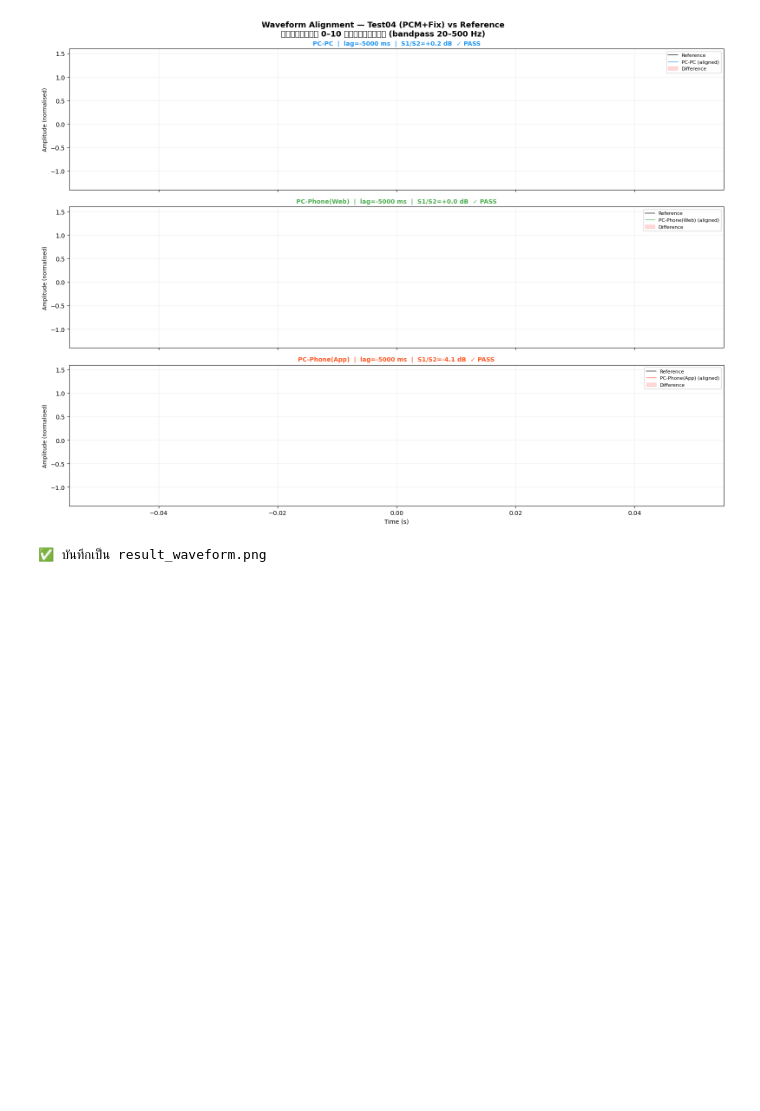
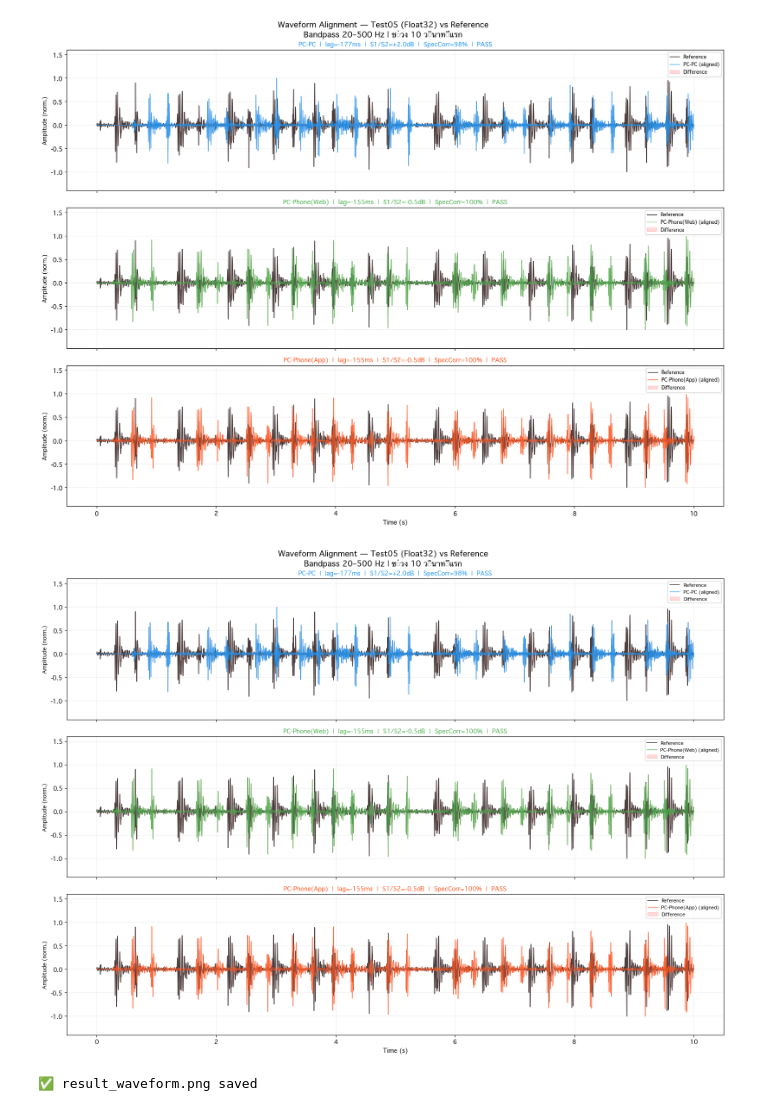
Before and after one commit to Jinwoo290350/Flutter_webRTC_Heart_Sound, a Jupyter notebook: webrtc_audio_quality.ipynb, the cells around one changed output. Cells and saved outputs as stored; diff of their text form; code cells hidden in the pictures; blank space fills up the shorter version.

```diff
--- a/webrtc_audio_quality.ipynb
+++ b/webrtc_audio_quality.ipynb
@@ -436,50 +424,47 @@ print('✅ บันทึกเป็น result_scores.png')
 # %%
-# Cell 6 — Waveform Alignment Visualization (for latest test)
-# แสดง time-domain waveform ว่า align แม่นแค่ไหน
-
+# Cell 6 — Waveform Alignment Visualization (latest test)
 latest_test = list(TESTS.keys())[-1]
 available_paths = [p for p in PATHS if p in data.get(latest_test, {})]
 
-fig, axes = plt.subplots(len(available_paths), 1, figsize=(16, 4 * len(available_paths)), sharex=True)
+fig, axes = plt.subplots(len(available_paths), 1, figsize=(16, 4*len(available_paths)), sharex=True)
 fig.suptitle(f'Waveform Alignment — {latest_test.replace(chr(10)," ")} vs Reference\n'
-             f'แสดงช่วง 0–10 วินาทีแรก (bandpass 20–500 Hz)',
+             f'Bandpass 20–500 Hz | ช่วง 10 วินาทีแรก',
              fontsize=13, fontweight='bold')
-
 if len(available_paths) == 1: axes = [axes]
 
-b_bp, a_bp = scipy_signal.butter(4, [20/(SR/2), 500/(SR/2)], btype='band')
+sos_bp = make_sos_bandpass(20, 500)  # SOS format — stable on long signals
 SHOW_SEC = 10
 t_ref = np.linspace(0, SHOW_SEC, int(SR * SHOW_SEC))
 
 for ax, plabel, pcolor in zip(axes, available_paths, PATH_COLORS):
-    ref_bp = scipy_signal.filtfilt(b_bp, a_bp, ref_audio[:len(t_ref)])
+    ref_bp = scipy_signal.sosfiltfilt(sos_bp, ref_audio[:len(t_ref)])
     aln    = data[latest_test][plabel]['aligned']
-    rec_bp = scipy_signal.filtfilt(b_bp, a_bp, aln[:len(t_ref)])
-
-    # Normalise for visual comparison
-    ref_n = ref_bp / (np.abs(ref_bp).max() + 1e-9)
-    rec_n = rec_bp / (np.abs(rec_bp).max() + 1e-9)
-
-    ax.plot(t_ref, ref_n,   color='black',  lw=1.2, alpha=0.7,  label='Reference')
-    ax.plot(t_ref, rec_n,   color=pcolor,   lw=1.0, alpha=0.85, label=f'{plabel} (aligned)')
+    rec_bp = scipy_signal.sosfiltfilt(sos_bp, aln[:len(t_ref)])
+    ref_n  = ref_bp / (np.abs(ref_bp).max() + 1e-9)
+    rec_n  = rec_bp / (np.abs(rec_bp).max() + 1e-9)
+    ax.plot(t_ref, ref_n, color='black', lw=1.2, alpha=0.7, label='Reference')
+    ax.plot(t_ref, rec_n, color=pcolor,  lw=1.0, alpha=0.85, label=f'{plabel} (aligned)')
     ax.fill_between(t_ref, ref_n, rec_n, alpha=0.15, color='red', label='Difference')
-
     lag_ms = data[latest_test][plabel]['lag'] / SR * 1000
     s1s2   = results[latest_test][plabel].get(60, float('nan'))
-    verdict = '✓ PASS' if s1s2 >= MEDICAL_THRESHOLD_DB else '✗ FAIL'
-    ax.set_title(f'{plabel}  |  lag={lag_ms:+.0f} ms  |  S1/S2={s1s2:+.1f} dB  {verdict}',
+    snr    = results[latest_test][plabel].get('spec_corr', float('nan'))
+    verdict = 'PASS' if s1s2 >= MEDICAL_THRESHOLD_DB else 'FAIL'
+    ax.set_title(f'{plabel}  |  lag={lag_ms:+.0f}ms  |  S1/S2={s1s2:+.1f}dB  |  SpecCorr={snr:.0f}%  |  {verdict}',
                  fontsize=10, fontweight='bold', color=pcolor)
-    ax.set_ylabel('Amplitude (normalised)', fontsize=9)
+    ax.set_ylabel('Amplitude (norm.)', fontsize=9)
     ax.legend(fontsize=8, loc='upper right')
     ax.set_ylim(-1.4, 1.6)
     ax.grid(True, alpha=0.2)
 
 axes[-1].set_xlabel('Time (s)', fontsize=10)
 plt.tight_layout()
 plt.savefig('result_waveform.png', dpi=150, bbox_inches='tight')
+from IPython.display import Image as _Img, display as _disp
+_disp(_Img(filename='result_waveform.png'))
 plt.show()
-print('✅ บันทึกเป็น result_waveform.png')
+print('✅ result_waveform.png saved')
 # %% [output]
-[figure, old version]
+[figure, new version]
+[figure, added]
-✅ บันทึกเป็น result_waveform.png
+✅ result_waveform.png saved
 # %%
```
Also changed, not shown: parts of 9 cells of this notebook, 3 other files.
